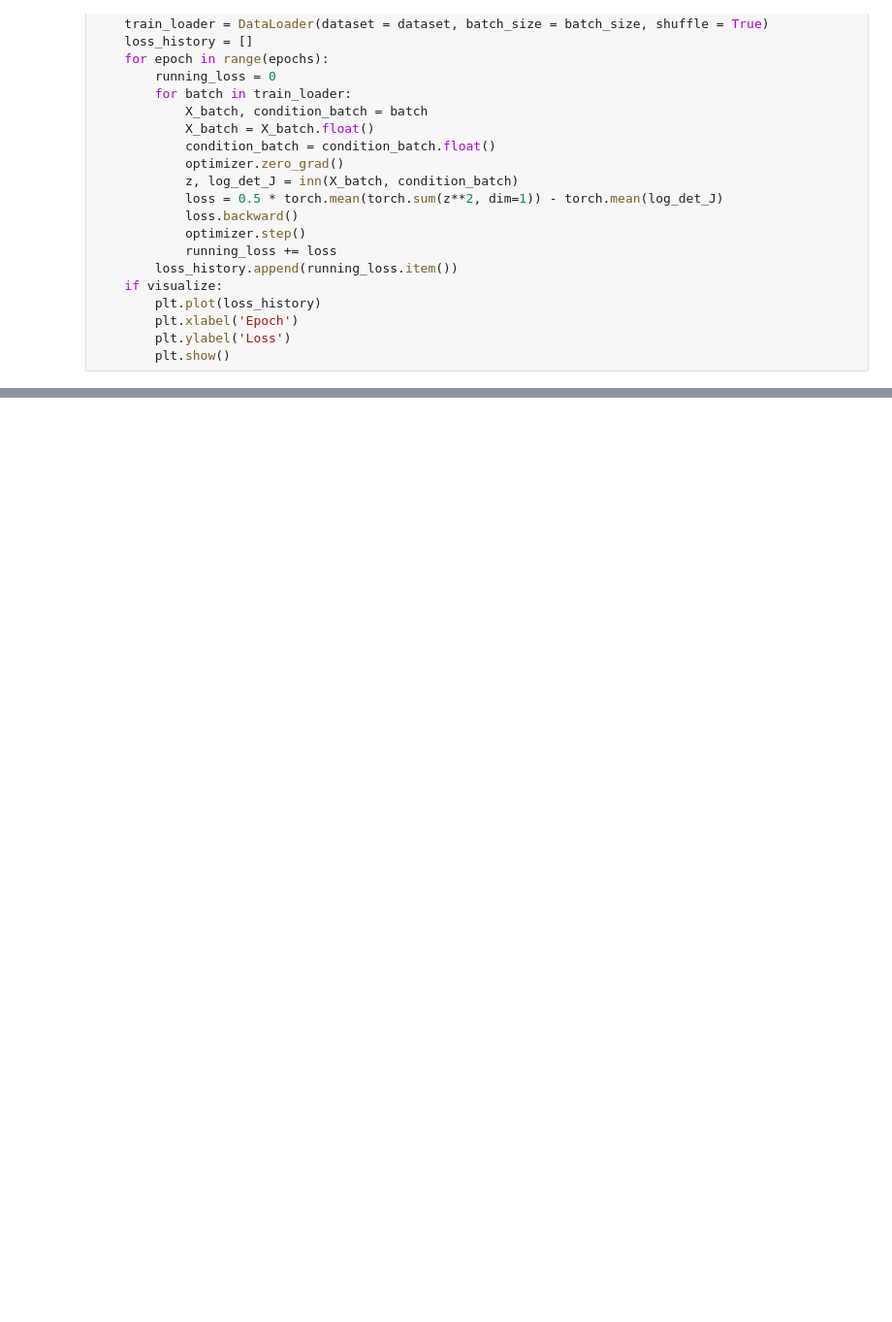
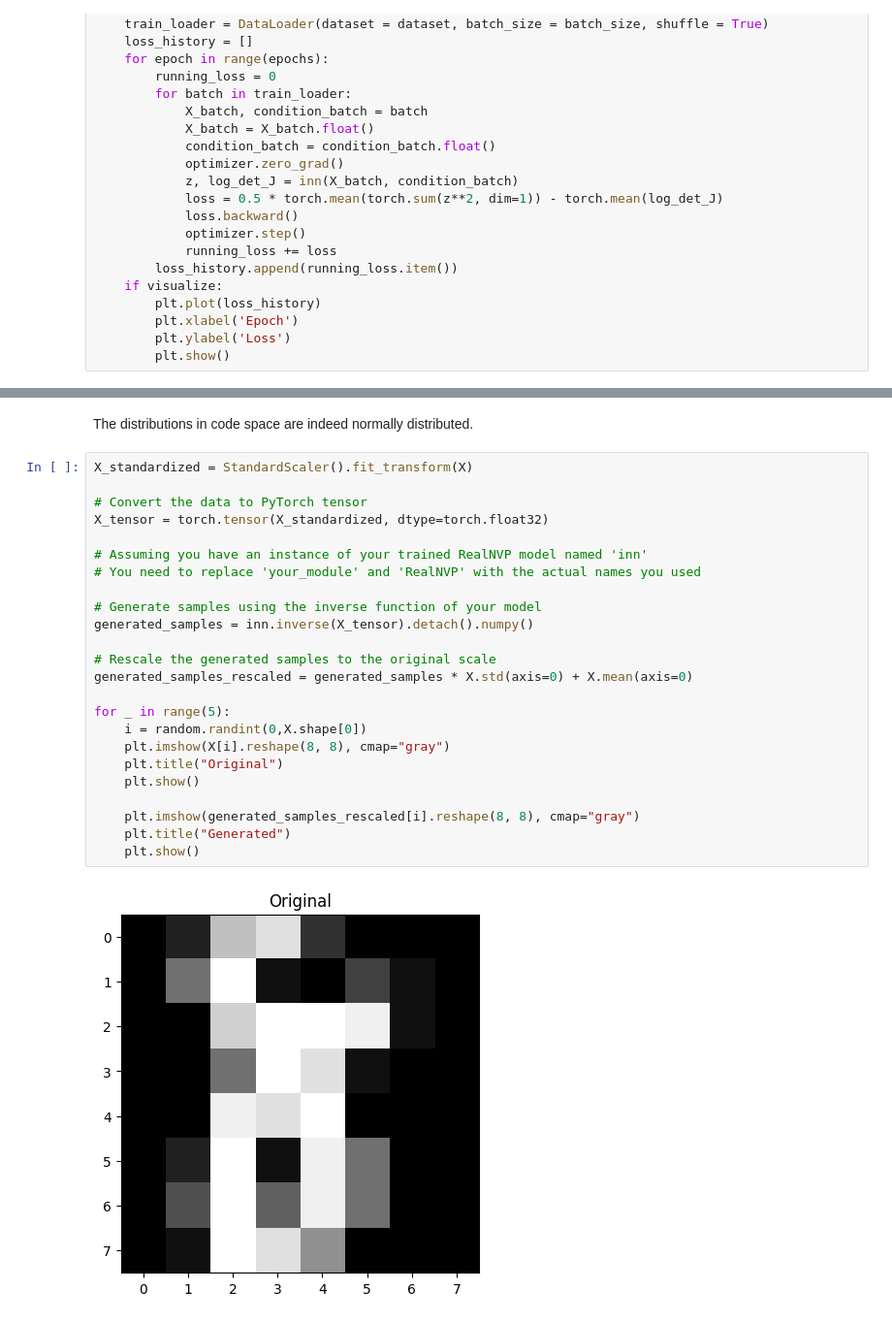
Before and after one commit to Max-Hi/GenNN, a Jupyter notebook: Exercise_3/normalizing-flows.ipynb, the cells around one changed output, grey strips where cells are left out. Shown at 97% size. Cells and saved outputs as stored; diff of their text form; blank space fills up the shorter version.

```diff
--- a/Exercise_3/normalizing-flows.ipynb
+++ b/Exercise_3/normalizing-flows.ipynb
@@ -641,0 +678,28 @@ plt.show()
+# %% [markdown]
+The distributions in code space are indeed normally distributed.
+# %%
+X_standardized = StandardScaler().fit_transform(X)
+
+# Convert the data to PyTorch tensor
+X_tensor = torch.tensor(X_standardized, dtype=torch.float32)
+
+# Assuming you have an instance of your trained RealNVP model named 'inn'
+# You need to replace 'your_module' and 'RealNVP' with the actual names you used
+
+# Generate samples using the inverse function of your model
+generated_samples = inn.inverse(X_tensor).detach().numpy()
+
+# Rescale the generated samples to the original scale
+generated_samples_rescaled = generated_samples * X.std(axis=0) + X.mean(axis=0)
+
+for _ in range(5):
+    i = random.randint(0,X.shape[0])
+    plt.imshow(X[i].reshape(8, 8), cmap="gray")
+    plt.title("Original")
+    plt.show()
+
+    plt.imshow(generated_samples_rescaled[i].reshape(8, 8), cmap="gray")
+    plt.title("Generated")
+    plt.show()
+# %% [output]
+[figure, added]
```
Also changed, not shown: parts of 20 cells of this notebook, 7 other files.
